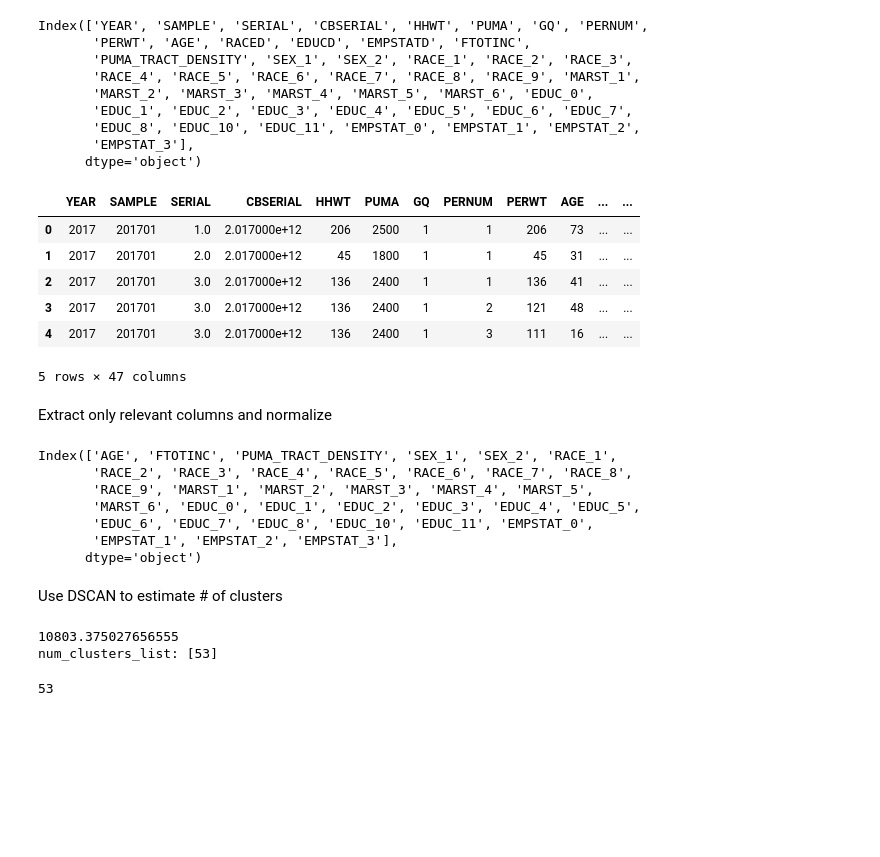
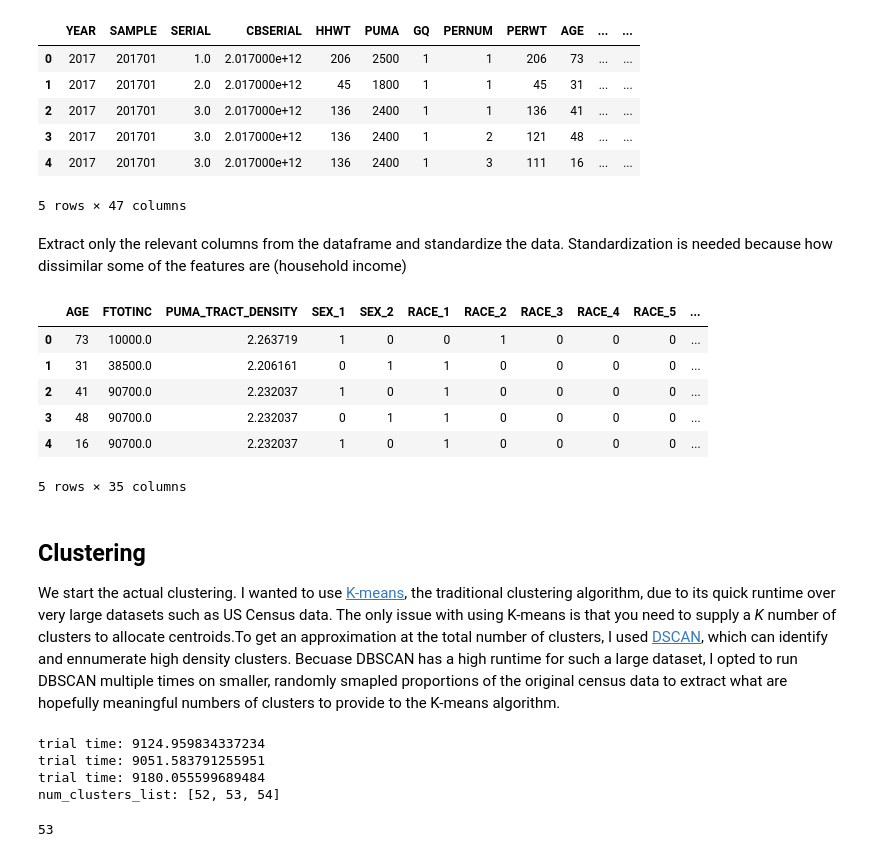
Before and after one commit to atran39/ModalAmerican, a Jupyter notebook: modal_american.ipynb, the cells around one changed output. Drawn from its saved outputs; the diff is of its cells as text; code cells hidden in the pictures; blank space fills up the shorter version.

```diff
--- a/modal_american.ipynb
+++ b/modal_american.ipynb
@@ -46,55 +92,42 @@ Perform one-hot encoding on categorical data (sex, race/ethnicity, neighborhood
 # %%
 categorical_vars = ['SEX', 'RACE', 'MARST', 'EDUC', 'EMPSTAT']
 data = pd.get_dummies(data, columns=categorical_vars)
+data.head()
+# %% [output]
+|  | YEAR | SAMPLE | SERIAL | CBSERIAL | HHWT | PUMA | GQ | PERNUM | PERWT | AGE | ... | ... |
+| 0 | 2017 | 201701 | 1.0 | 2.017000e+12 | 206 | 2500 | 1 | 1 | 206 | 73 | ... | ... |
+| 1 | 2017 | 201701 | 2.0 | 2.017000e+12 | 45 | 1800 | 1 | 1 | 45 | 31 | ... | ... |
+| 2 | 2017 | 201701 | 3.0 | 2.017000e+12 | 136 | 2400 | 1 | 1 | 136 | 41 | ... | ... |
+| 3 | 2017 | 201701 | 3.0 | 2.017000e+12 | 136 | 2400 | 1 | 2 | 121 | 48 | ... | ... |
+| 4 | 2017 | 201701 | 3.0 | 2.017000e+12 | 136 | 2400 | 1 | 3 | 111 | 16 | ... | ... |
+5 rows × 47 columns
-# %%
-data.columns
-# %% [output]
-Index(['YEAR', 'SAMPLE', 'SERIAL', 'CBSERIAL', 'HHWT', 'PUMA', 'GQ', 'PERNUM',
-       'PERWT', 'AGE', 'RACED', 'EDUCD', 'EMPSTATD', 'FTOTINC',
-       'PUMA_TRACT_DENSITY', 'SEX_1', 'SEX_2', 'RACE_1', 'RACE_2', 'RACE_3',
-       'RACE_4', 'RACE_5', 'RACE_6', 'RACE_7', 'RACE_8', 'RACE_9', 'MARST_1',
-       'MARST_2', 'MARST_3', 'MARST_4', 'MARST_5', 'MARST_6', 'EDUC_0',
-       'EDUC_1', 'EDUC_2', 'EDUC_3', 'EDUC_4', 'EDUC_5', 'EDUC_6', 'EDUC_7',
-       'EDUC_8', 'EDUC_10', 'EDUC_11', 'EMPSTAT_0', 'EMPSTAT_1', 'EMPSTAT_2',
-       'EMPSTAT_3'],
-      dtype='object')
-# %%
-data.head()
-# %% [output]
-|  | YEAR | SAMPLE | SERIAL | CBSERIAL | HHWT | PUMA | GQ | PERNUM | PERWT | AGE | ... | ... |
-| 0 | 2017 | 201701 | 1.0 | 2.017000e+12 | 206 | 2500 | 1 | 1 | 206 | 73 | ... | ... |
-| 1 | 2017 | 201701 | 2.0 | 2.017000e+12 | 45 | 1800 | 1 | 1 | 45 | 31 | ... | ... |
-| 2 | 2017 | 201701 | 3.0 | 2.017000e+12 | 136 | 2400 | 1 | 1 | 136 | 41 | ... | ... |
-| 3 | 2017 | 201701 | 3.0 | 2.017000e+12 | 136 | 2400 | 1 | 2 | 121 | 48 | ... | ... |
-| 4 | 2017 | 201701 | 3.0 | 2.017000e+12 | 136 | 2400 | 1 | 3 | 111 | 16 | ... | ... |
-5 rows × 47 columns
-# %% [markdown]
-Extract only relevant columns and normalize
+# %% [markdown]
+Extract only the relevant columns from the dataframe and standardize the data. Standardization is needed because how dissimilar some of the features are (household income)
 # %%
 relevant_data = data.filter(regex='AGE|RACE_|SEX|PUMA_TRACT_DENSITY|MARST|EDUC_|FTOTINC|EMPSTAT_')
+relevant_data.head()
+# %% [output]
+|  | AGE | FTOTINC | PUMA_TRACT_DENSITY | SEX_1 | SEX_2 | RACE_1 | RACE_2 | RACE_3 | RACE_4 | RACE_5 | ... |
+| 0 | 73 | 10000.0 | 2.263719 | 1 | 0 | 0 | 1 | 0 | 0 | 0 | ... |
+| 1 | 31 | 38500.0 | 2.206161 | 0 | 1 | 1 | 0 | 0 | 0 | 0 | ... |
+| 2 | 41 | 90700.0 | 2.232037 | 1 | 0 | 1 | 0 | 0 | 0 | 0 | ... |
+| 3 | 48 | 90700.0 | 2.232037 | 0 | 1 | 1 | 0 | 0 | 0 | 0 | ... |
+| 4 | 16 | 90700.0 | 2.232037 | 1 | 0 | 1 | 0 | 0 | 0 | 0 | ... |
+5 rows × 35 columns
-# %%
-relevant_data.columns
-# %% [output]
-Index(['AGE', 'FTOTINC', 'PUMA_TRACT_DENSITY', 'SEX_1', 'SEX_2', 'RACE_1',
-       'RACE_2', 'RACE_3', 'RACE_4', 'RACE_5', 'RACE_6', 'RACE_7', 'RACE_8',
-       'RACE_9', 'MARST_1', 'MARST_2', 'MARST_3', 'MARST_4', 'MARST_5',
-       'MARST_6', 'EDUC_0', 'EDUC_1', 'EDUC_2', 'EDUC_3', 'EDUC_4', 'EDUC_5',
-       'EDUC_6', 'EDUC_7', 'EDUC_8', 'EDUC_10', 'EDUC_11', 'EMPSTAT_0',
-       'EMPSTAT_1', 'EMPSTAT_2', 'EMPSTAT_3'],
-      dtype='object')
 # %%
 scaler = StandardScaler()
 scaler.fit(relevant_data)
 scaled_data = scaler.transform(relevant_data)
-# %% [markdown]
-Use DSCAN to estimate # of clusters
+# %% [markdown]
+## Clustering
+We start the actual clustering. I wanted to use [K-means](https://scikit-learn.org/stable/modules/clustering.html#k-means), the traditional clustering algorithm, due to its quick runtime over very large datasets such as US Census data. The only issue with using K-means is that you need to supply a *K* number of clusters to allocate centroids.To get an approximation at the total number of clusters, I used [DSCAN](https://scikit-learn.org/stable/modules/generated/sklearn.cluster.DBSCAN.html), which can identify and ennumerate high density clusters. Becuase DBSCAN has a high runtime for such a large dataset, I opted to run DBSCAN multiple times on smaller, randomly smapled proportions of the original census data to extract what are hopefully meaningful numbers of clusters to provide to the K-means algorithm.
 # %%
-runs = 1
+runs = 3
 num_clusters_list = []
 sample_ratio = .1
 dbscan_min_samples = 500
 
-time_flag = True # use this to measure the time to run DBSCAN for each sample run, for me it was ~4500s per iteration using
+time_flag = True # use this to measure the time to run DBSCAN for each sample run, for me it was ~10,000s (3hr) per iteration using the above parameters
 
 if time_flag:
     t0 = time.time()
@@ -111,11 +144,13 @@ for _ in range(runs):
         t1 = time.time()
         delta = t1 - t0
         t0 = t1
-        print(delta)
+        print('trial time:', delta)
 
 print('num_clusters_list:', num_clusters_list)
 optimal_n = int(np.rint(np.mean(num_clusters_list)))
 # %% [output]
-10803.375027656555
-num_clusters_list: [53]
+trial time: 9124.959834337234
+trial time: 9051.583791255951
+trial time: 9180.055599689484
+num_clusters_list: [52, 53, 54]
 # %%
```
Also changed, not shown: parts of 24 cells of this notebook.
